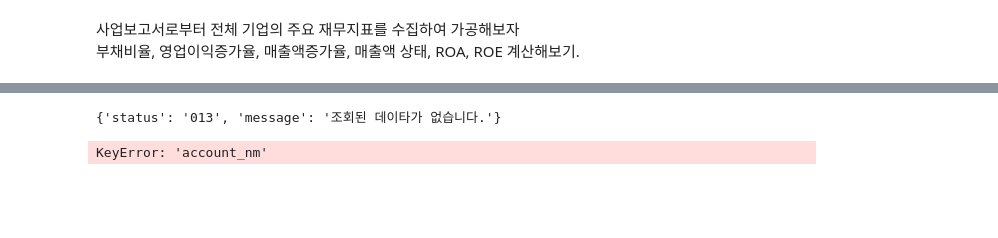
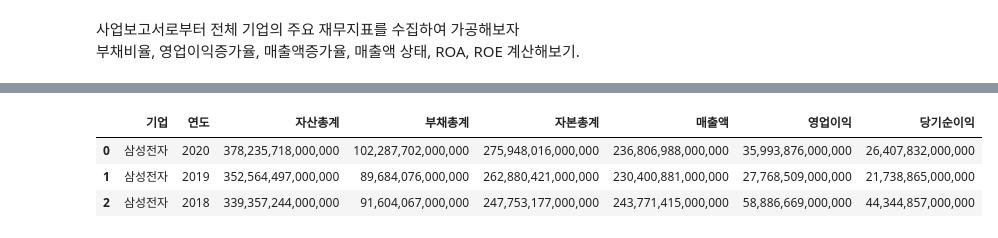
Before and after one commit to cho16147/quant-new-moon, a Jupyter notebook: Ch06-API/20250326-Ch06.5-project-financial_metrics_pipeline.ipynb, the cells around one changed output, grey strips where cells are left out. Saved outputs shown, nothing was run; the diff lists cells and outputs as text; code cells hidden in the pictures; blank space fills up the shorter version.

```diff
--- a/Ch06-API/20250326-Ch06.5-project-financial_metrics_pipeline.ipynb
+++ b/Ch06-API/20250326-Ch06.5-project-financial_metrics_pipeline.ipynb
@@ -42,12 +43,25 @@ display(report[["fs_nm", "account_nm", "thstrm_amount", "frmtrm_amount", "bfefrm
 import numpy as np
 import pandas as pd
 
-def find_fins_ind_list(stock_code, stock_name, year, ind_list):
+def find_fins_ind_list(stock_code, stock_name, year, ind_list, verbose=False):
     try: # 데이터 가져오기
         report = None
         report = dart.finstate(stock_code, year)
-    except:
-        pass
+        if isinstance(report, pd.DataFrame) and report.empty:
+            if verbose:
+                print("빈 DataFrame — 데이터 없음")
+        elif isinstance(report, dict) and report.get("status") == "013":
+            if verbose:
+                print("API 응답 status 013 — 데이터 없음")
+        elif not isinstance(report, pd.DataFrame):
+            raise ValueError(f"report 타입 문제 - type: {type(report)}")
+        elif "account_nm" not in report.columns:
+            raise ValueError(f"account_nm 없음 - columns: {list(report.columns)}")
+
+    except Exception as e:
+        if verbose:
+            print(f"예외 발생: {e}")
+        report = None
 
     if report is None:
         # 리포트가 없으면 당기, 전기, 전전기 값을 모두 제거
@@ -76,4 +90,4 @@ def find_fins_ind_list(stock_code, stock_name, year, ind_list):
                 record.append(value)
             data.append(record)
 
-        return pd.DataFrame(data, columns=["기업", "연도"] + ind_list)
+    return pd.DataFrame(data, columns=["기업", "연도"] + ind_list)
@@ -80,6 +101,8 @@ def find_fins_ind_list(stock_code, stock_name, year, ind_list):
 # %%
 ind_list = ["자산총계", "부채총계", "자본총계", "매출액", "영업이익", "당기순이익"]
-display(find_fins_ind_list("105560", "KB금융", 2020, ind_list))
+display(find_fins_ind_list("005930", "삼성전자", 2020, ind_list))
 # %% [output]
-{'status': '013', 'message': '조회된 데이타가 없습니다.'}
-KeyError: 'account_nm'
+|  | 기업 | 연도 | 자산총계 | 부채총계 | 자본총계 | 매출액 | 영업이익 | 당기순이익 |
+| 0 | 삼성전자 | 2020 | 378,235,718,000,000 | 102,287,702,000,000 | 275,948,016,000,000 | 236,806,988,000,000 | 35,993,876,000,000 | 26,407,832,000,000 |
+| 1 | 삼성전자 | 2019 | 352,564,497,000,000 | 89,684,076,000,000 | 262,880,421,000,000 | 230,400,881,000,000 | 27,768,509,000,000 | 21,738,865,000,000 |
+| 2 | 삼성전자 | 2018 | 339,357,244,000,000 | 91,604,067,000,000 | 247,753,177,000,000 | 243,771,415,000,000 | 58,886,669,000,000 | 44,344,857,000,000 |
```
Also changed, not shown: parts of 5 cells of this notebook.
